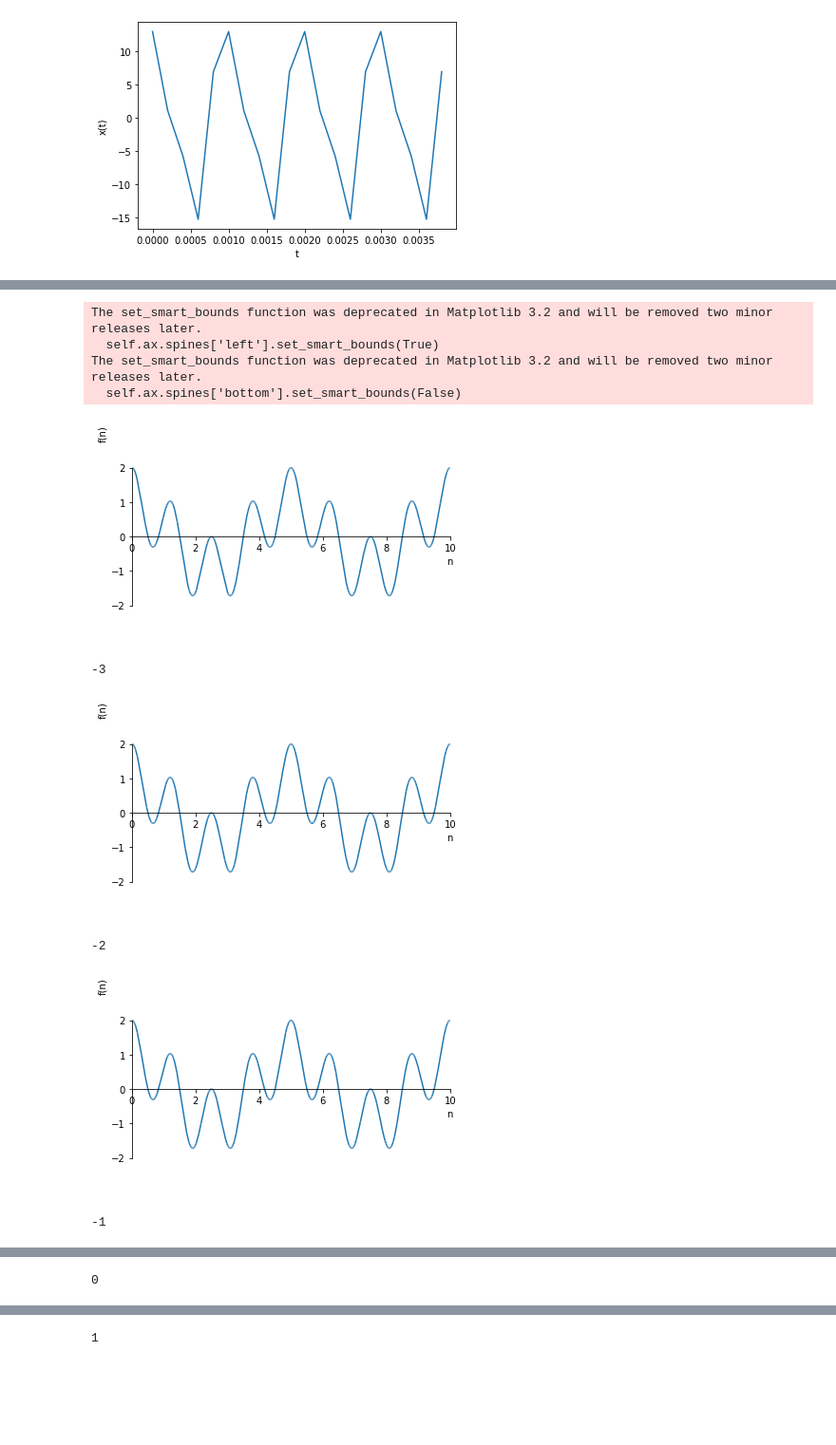
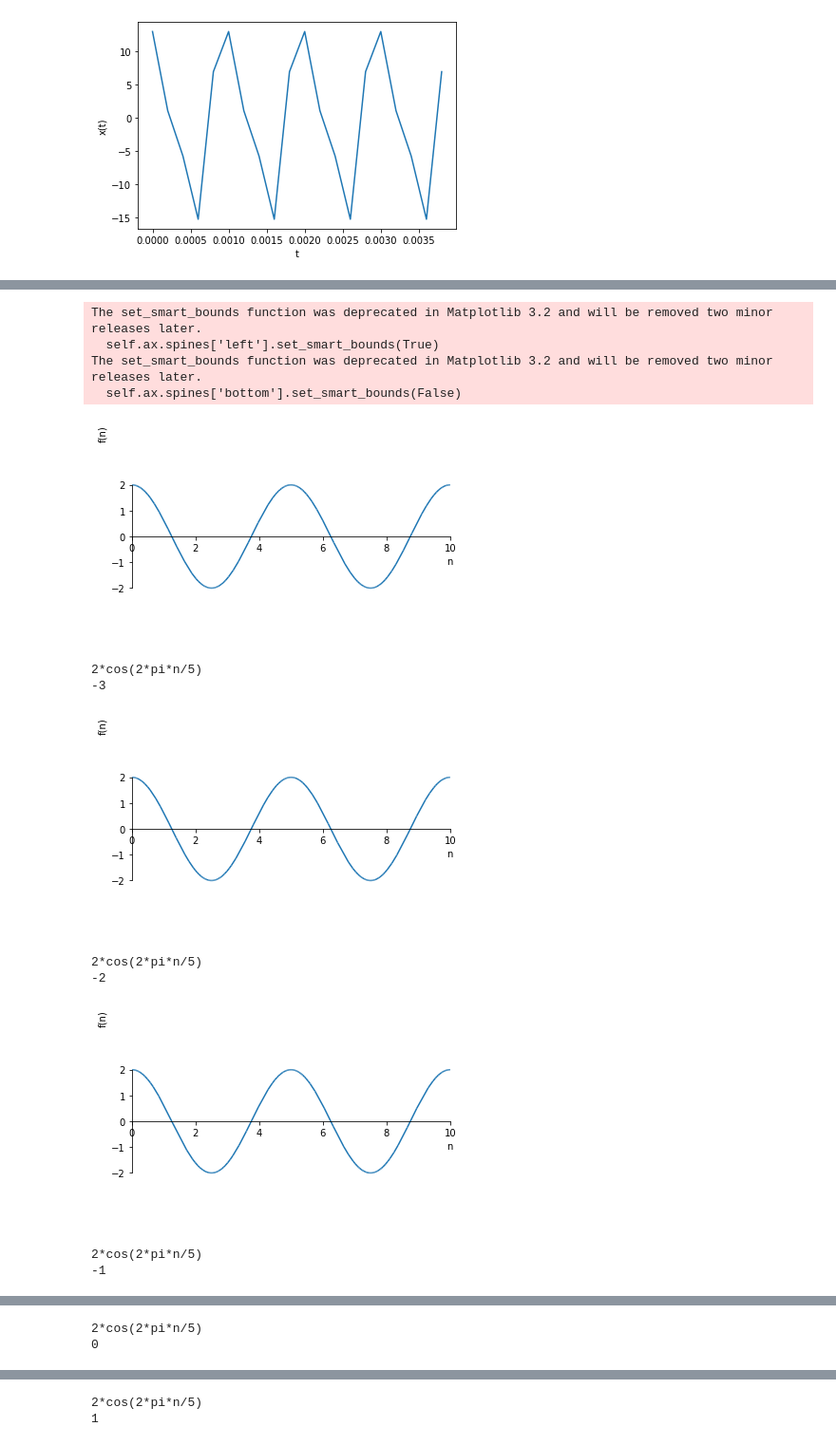
Before and after one commit to jmorand1/Se-ales, a Jupyter notebook: Taller1.ipynb, the cells around one changed output, grey strips where cells are left out. Shown at 95% size. Drawn from its saved outputs; the diff is of its cells as text; code cells hidden in the pictures; blank space fills up the shorter version.

```diff
--- a/Taller1.ipynb
+++ b/Taller1.ipynb
@@ -845,24 +841,32 @@ Las funciones cosenoidales con frecuencia de oscilación $F_k = F_o + kF_s; \tex
 # %%
 import sympy as sp
 from sympy import init_printing
 init_printing()
-Fs, n, k = sp.symbols('Fs n k', integer = True)
-Fo, Fk = sp.symbols('Fo Fk', real = True)
-f= sp.cos(2*sp.pi*Fo*n/Fs)+sp.cos(2*sp.pi*Fo*n/Fs+2*sp.pi*n*k*Fs/Fs)
+n,k = sp.symbols('n k', integer = True)
+Fo,Fs = sp.symbols('Fo Fs', real = True)
+
+Fk=Fo+Fs*k
+
+
+f= sp.cos(2*sp.pi*Fo*n/Fs)+sp.cos(2*sp.pi*Fo*n/Fs)*sp.cos(2*sp.pi*k*n)+sp.sin(2*sp.pi*Fo*n/Fs)*sp.sin(2*sp.pi*k*n)
 ka = [-3,-2,-1,0,1,2,3]
 for i in range(len(ka)):
-  sp.plot(f.subs({Fo: 10, Fs : 50,k : ka[i]}),xlim=[0,10], ylim=[-3,3])
+  sp.plot(f.subs({Fo: 10, Fs : 50,k : ka[i]}),xlim=[0,10], ylim=[-4,4])
+  print(f.subs({Fo: 10, Fs : 50,k : ka[i]}))
   print(ka[i])
   i = i+1
 f
 # %% [output]
 The set_smart_bounds function was deprecated in Matplotlib 3.2 and will be removed two minor releases later.
   self.ax.spines['left'].set_smart_bounds(True)
 The set_smart_bounds function was deprecated in Matplotlib 3.2 and will be removed two minor releases later.
   self.ax.spines['bottom'].set_smart_bounds(False)
-[figure, old version]
+[figure, new version]
+2*cos(2*pi*n/5)
 -3
-[figure, old version]
+[figure, new version]
+2*cos(2*pi*n/5)
 -2
-[figure, old version]
+[figure, new version]
+2*cos(2*pi*n/5)
 -1
@@ -870 +874,2 @@ The set_smart_bounds function was deprecated in Matplotlib 3.2 and will be remov
+2*cos(2*pi*n/5)
 0
@@ -872 +877,2 @@ The set_smart_bounds function was deprecated in Matplotlib 3.2 and will be remov
+2*cos(2*pi*n/5)
 1
```
Also changed, not shown: parts of 28 cells of this notebook.
